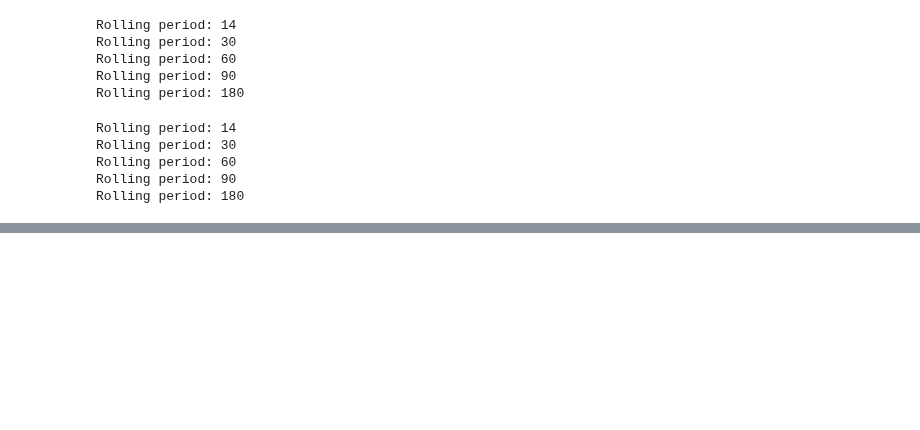
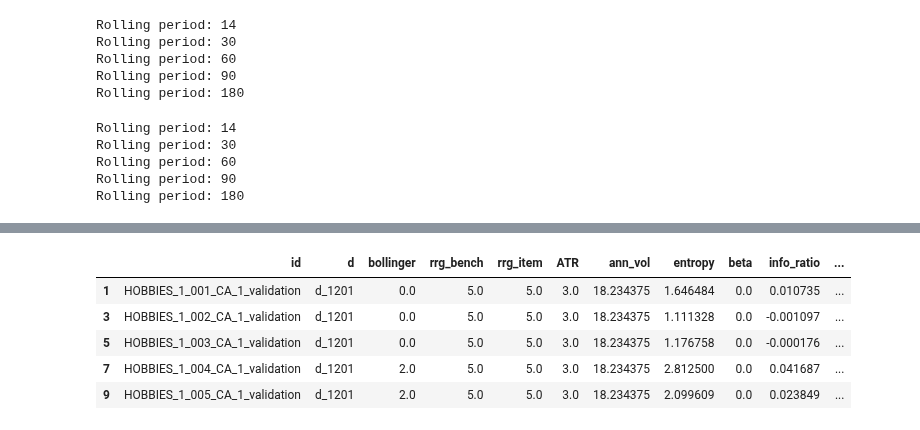
Before and after one commit to Luke-Gray/M5-Accuracy, a Jupyter notebook: Lagging & Smoothing Feature Engineering.ipynb, the cells around one changed output, grey strips where cells are left out. Saved outputs shown, nothing was run; the diff lists cells and outputs as text; code cells hidden in the pictures; blank space fills up the shorter version.

```diff
--- a/Lagging & Smoothing Feature Engineering.ipynb
+++ b/Lagging & Smoothing Feature Engineering.ipynb
@@ -150,0 +156,24 @@ Rolling period: 180
+# %%
+cal = pd.read_csv('calendar.csv', parse_dates = ['date'])
+# %%
+event_list=[i for i in cal.event_name_1.fillna(0).unique() if i != 0]
+
+#Extract all the days an event has in the span of 1916 days
+day_event_list=[cal[cal.event_name_1==i].d.tolist() for i in event_list]
+
+#Create the Event_df dataframe which we will use throughout the notebook
+event_df=pd.DataFrame({'Event Name' : event_list, 'Event day':day_event_list})
+restricted_day= set(['d_'+ str(i) for i in np.arange(1916,1970)])
+quantity=[]
+
+for i in day_event_list:
+    # Making sure that we exclude all the days thats are not in the training set
+    clean_i=list(set(i)-restricted_day)
+    temp=train[clean_i].sum().sum() #Adding columns and then rows
+    quantity.append(temp)
+
+event_df['Quantity']=quantity
+
+all_events = event_df['Event day'].values
+all_events = np.concatenate(all_events, axis=0)
+all_events = all_events.astype(str)
@@ -150,0 +200,13 @@ Rolling period: 180
+# %%
+ca['event'] = ca['d'].apply(lambda x: 1 if x in all_events else 0)
+tx['event'] = tx['d'].apply(lambda x: 1 if x in all_events else 0)
+wi['event'] = wi['d'].apply(lambda x: 1 if x in all_events else 0)
+# %%
+ca.head()
+# %% [output]
+|  | id | d | bollinger | rrg_bench | rrg_item | ATR | ann_vol | entropy | beta | info_ratio | ... |
+| 1 | HOBBIES_1_001_CA_1_validation | d_1201 | 0.0 | 5.0 | 5.0 | 3.0 | 18.234375 | 1.646484 | 0.0 | 0.010735 | ... |
+| 3 | HOBBIES_1_002_CA_1_validation | d_1201 | 0.0 | 5.0 | 5.0 | 3.0 | 18.234375 | 1.111328 | 0.0 | -0.001097 | ... |
+| 5 | HOBBIES_1_003_CA_1_validation | d_1201 | 0.0 | 5.0 | 5.0 | 3.0 | 18.234375 | 1.176758 | 0.0 | -0.000176 | ... |
+| 7 | HOBBIES_1_004_CA_1_validation | d_1201 | 2.0 | 5.0 | 5.0 | 3.0 | 18.234375 | 2.812500 | 0.0 | 0.041687 | ... |
+| 9 | HOBBIES_1_005_CA_1_validation | d_1201 | 2.0 | 5.0 | 5.0 | 3.0 | 18.234375 | 2.099609 | 0.0 | 0.023849 | ... |
```
Also changed, not shown: parts of 18 cells of this notebook.
